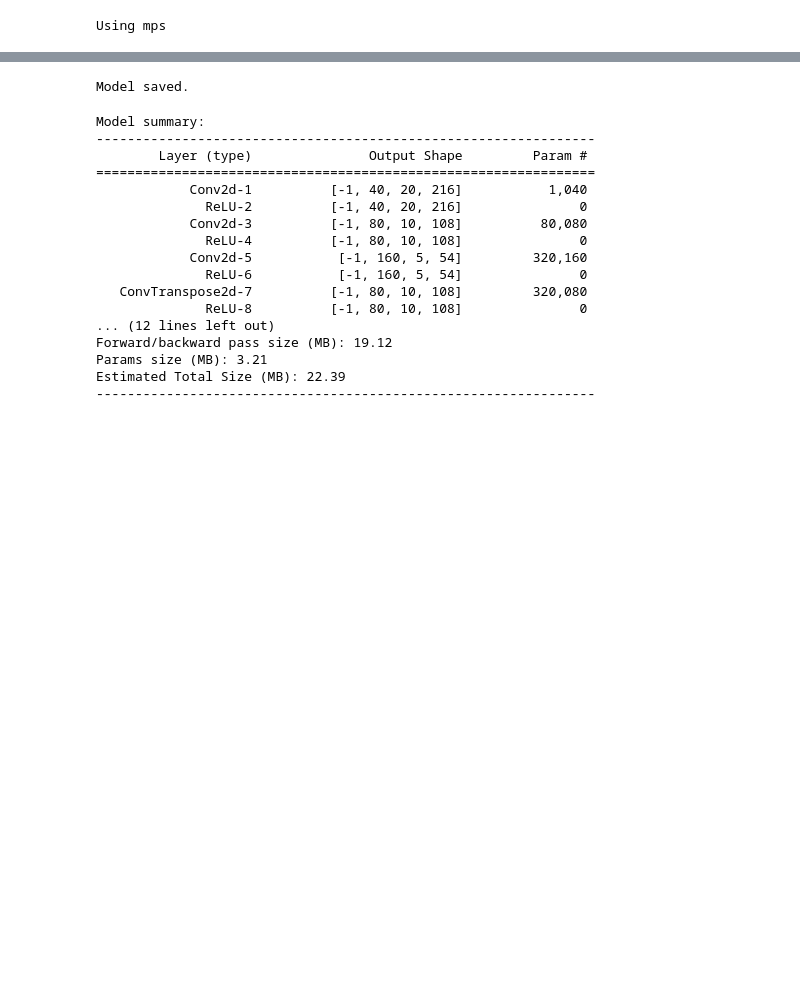
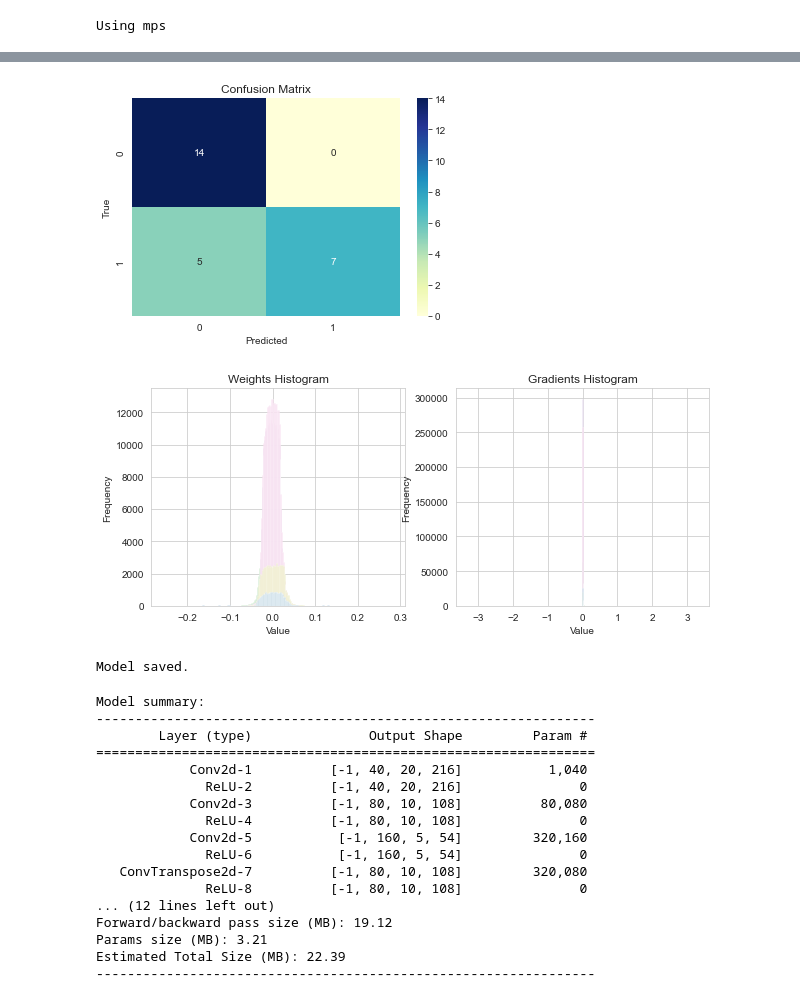
Before and after one commit to bergzain/speech-music-classification-unet, a Jupyter notebook: Code/train.ipynb, the cells around one changed output, grey strips where cells are left out. Saved outputs shown, nothing was run; the diff lists cells and outputs as text; code cells hidden in the pictures; blank space fills up the shorter version.

```diff
--- a/Code/train.ipynb
+++ b/Code/train.ipynb
@@ -249,3 +297,67 @@ Validation Accuracy: 80.77%
+# %%
+import seaborn as sns
+import numpy as np
+import matplotlib.pyplot as plt
+from sklearn.metrics import confusion_matrix
+
+def plot_confusion_matrix(y_true, y_pred, labels, ax=None, title=None):
+    cm = confusion_matrix(y_true, y_pred, labels=labels)
+    if ax is None:
+        _, ax = plt.subplots()
+    sns.heatmap(cm, annot=True, fmt="d", cmap="YlGnBu", ax=ax, xticklabels=labels, yticklabels=labels)
+    ax.set_xlabel("Predicted")
+    ax.set_ylabel("True")
+    if title:
+        ax.set_title(title)
+
+def get_weights_gradients(model):
+    weights = []
+    gradients = []
+    for name, param in model.named_parameters():
+        if param.requires_grad:
+            weights.append(param.data.cpu().numpy())
+            gradients.append(param.grad.data.cpu().numpy())
+    return weights, gradients
+
+def plot_histograms(weights, gradients, figsize=(10, 4)):
+    fig, (ax1, ax2) = plt.subplots(1, 2, figsize=figsize)
+
+    for w in weights:
+        ax1.hist(w.flatten(), bins=100, alpha=0.5)
+    ax1.set_title("Weights Histogram")
+    ax1.set_xlabel("Value")
+    ax1.set_ylabel("Frequency")
+
+    for g in gradients:
+        ax2.hist(g.flatten(), bins=100, alpha=0.5)
+    ax2.set_title("Gradients Histogram")
+    ax2.set_xlabel("Value")
+    ax2.set_ylabel("Frequency")
+
+    plt.show()
+
+# Get true labels and predictions on the validation set
+y_true = []
+y_pred = []
+model.eval()
+with torch.no_grad():
+    for inputs, targets in val_loader:
+        inputs = inputs.to(device)
+        targets = targets.to(device)
+        outputs = model(inputs)
+        _, predicted = torch.max(outputs.data, 1)
+        y_true.extend(targets.cpu().numpy())
+        y_pred.extend(predicted.cpu().numpy())
+
+# Plot confusion matrix
+plot_confusion_matrix(y_true, y_pred, labels=[0, 1], title="Confusion Matrix")
+
+# Extract weights and gradients and plot histograms
+weights, gradients = get_weights_gradients(model)
+plot_histograms(weights, gradients)
+# %% [output]
+[figure, added]
+[figure, added]
 # %%
 
 # Save the trained model
```
Also changed, not shown: parts of 7 cells of this notebook, 2 other files.
